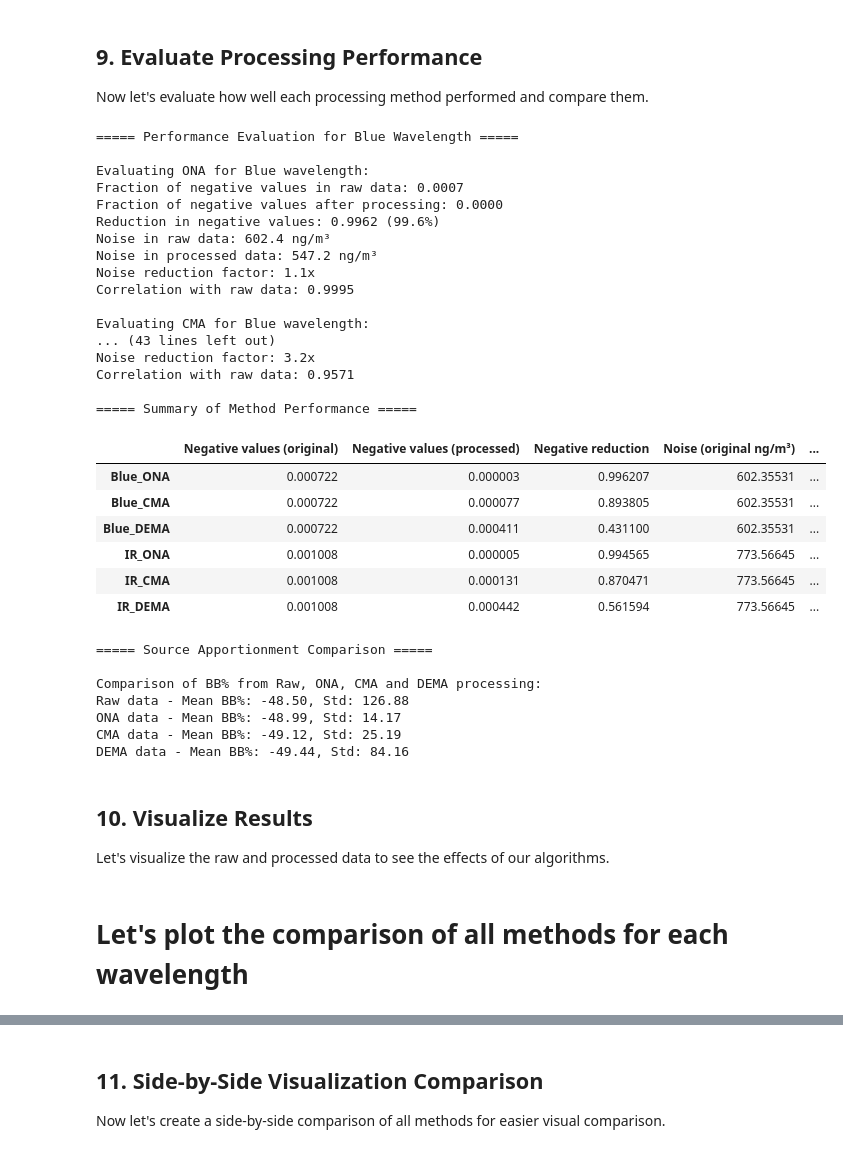
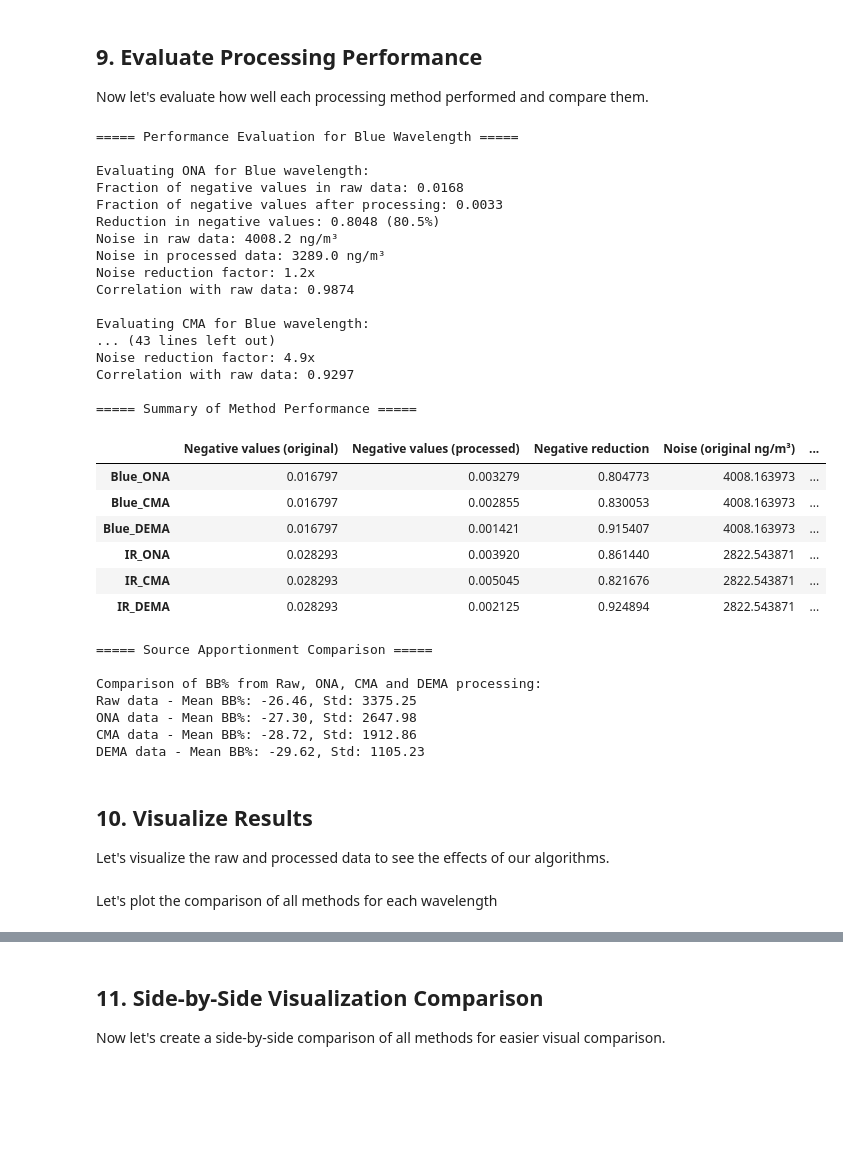
Before and after one commit to ahzs645/aethdata-analysis, a Jupyter notebook: Post Processing/CMA DEMA ONA Comparison.ipynb, the cells around one changed output, grey strips where cells are left out. Drawn from its saved outputs; the diff is of its cells as text; code cells hidden in the pictures; blank space fills up the shorter version.

```diff
--- a/Post Processing/CMA DEMA ONA Comparison.ipynb
+++ b/Post Processing/CMA DEMA ONA Comparison.ipynb
@@ -295,7 +296,7 @@ def apply_dema(data, wavelength='Blue', alpha=None):
     data_smoothed = data.copy()
 
     # Identify the column for BC values based on wavelength
-    bc_col = f"{wavelength} BC1"
+    bc_col = f"{wavelength} BCc"
 
     # Set the smoothing parameter based on timebase if not explicitly provided
     if 'Timebase (s)' in data.columns:
@@ -347,7 +348,7 @@ delta_atn_min = 0.05  # Default value from the Hagler paper
 
 # Process each wavelength with all methods
 for wavelength in wavelengths:
-    bc_col = f"{wavelength} BC1"
+    bc_col = f"{wavelength} BCc"
     atn_col = f"{wavelength} ATN1"
 
     if bc_col in processed_data_raw.columns:
@@ -411,8 +412,8 @@ def calculate_source_apportionment(data, aae_wb=2.0, aae_ff=1.0):
     data_sa = data.copy()
 
     # Get BC values at blue and IR wavelengths (raw data)
-    bc_blue = data_sa['Blue BC1']
-    bc_ir = data_sa['IR BC1']
+    bc_blue = data_sa['Blue BCc']
+    bc_ir = data_sa['IR BCc']
 
     # Calculate absorption coefficients
     # For simplicity, using approximate MACs and Cref values from literature
@@ -508,8 +509,8 @@ if 'Blue_BC_ONA' in processed_data_ona.columns and 'IR_BC_ONA' in processed_data
     print("\nCalculating source apportionment for ONA-processed data...")
     processed_data_ona_sa = processed_data_ona.copy()
     # Use the ONA-processed data for source apportionment
-    processed_data_ona_sa['Blue BC1'] = processed_data_ona['Blue_BC_ONA']
-    processed_data_ona_sa['IR BC1'] = processed_data_ona['IR_BC_ONA']
+    processed_data_ona_sa['Blue BCc'] = processed_data_ona['Blue_BC_ONA']
+    processed_data_ona_sa['IR BCc'] = processed_data_ona['IR_BC_ONA']
     processed_data_ona_sa = calculate_source_apportionment(processed_data_ona_sa)
 else:
     processed_data_ona_sa = processed_data_raw_sa.copy()
@@ -519,16 +520,16 @@ else:
 print("\nCalculating source apportionment for CMA-processed data...")
 processed_data_cma_sa = processed_data_cma.copy()
 # Use the CMA-processed data for source apportionment
-processed_data_cma_sa['Blue BC1'] = processed_data_cma['Blue_BC_CMA']
-processed_data_cma_sa['IR BC1'] = processed_data_cma['IR_BC_CMA']
+processed_data_cma_sa['Blue BCc'] = processed_data_cma['Blue_BC_CMA']
+processed_data_cma_sa['IR BCc'] = processed_data_cma['IR_BC_CMA']
 processed_data_cma_sa = calculate_source_apportionment(processed_data_cma_sa)
 
 # Calculate source apportionment for DEMA-processed data
 print("\nCalculating source apportionment for DEMA-processed data...")
 processed_data_dema_sa = processed_data_dema.copy()
 # Use the DEMA-processed data for source apportionment
-processed_data_dema_sa['Blue BC1'] = processed_data_dema['Blue_BC_DEMA']
-processed_data_dema_sa['IR BC1'] = processed_data_dema['IR_BC_DEMA']
+processed_data_dema_sa['Blue BCc'] = processed_data_dema['Blue_BC_DEMA']
+processed_data_dema_sa['IR BCc'] = processed_data_dema['IR_BC_DEMA']
 processed_data_dema_sa = calculate_source_apportionment(processed_data_dema_sa)
 # %% [output]
 Calculating source apportionment for raw data...
@@ -604,7 +605,7 @@ def evaluate_processing(data_raw, data_processed, raw_col, processed_col):
 summary_metrics = {}
 
 for wavelength in ['Blue', 'IR']:
-    bc_col = f"{wavelength} BC1"
+    bc_col = f"{wavelength} BCc"
     ona_col = f"{wavelength}_BC_ONA"
     cma_col = f"{wavelength}_BC_CMA"
     dema_col = f"{wavelength}_BC_DEMA"
@@ -634,55 +635,55 @@ summary_table.columns = [
     'Noise (original ng/m³)',
     'Noise (processed ng/m³)',
     'Noise reduction factor',
     'Correlation with raw'
 ]
 
 # Display the summary table
 print("\n===== Summary of Method Performance =====")
 display(summary_table)
 
 # Compare Source Apportionment Results
 print("\n===== Source Apportionment Comparison =====")
 print("\nComparison of BB% from Raw, ONA, CMA and DEMA processing:")
 print(f"Raw data - Mean BB%: {processed_data_raw_sa['BB_Percent'].mean():.2f}, Std: {processed_data_raw_sa['BB_Percent'].std():.2f}")
 
 if 'BB_Percent' in processed_data_ona_sa.columns:
     print(f"ONA data - Mean BB%: {processed_data_ona_sa['BB_Percent'].mean():.2f}, Std: {processed_data_ona_sa['BB_Percent'].std():.2f}")
 
 print(f"CMA data - Mean BB%: {processed_data_cma_sa['BB_Percent'].mean():.2f}, Std: {processed_data_cma_sa['BB_Percent'].std():.2f}")
 print(f"DEMA data - Mean BB%: {processed_data_dema_sa['BB_Percent'].mean():.2f}, Std: {processed_data_dema_sa['BB_Percent'].std():.2f}")
 # %% [output]
 ===== Performance Evaluation for Blue Wavelength =====
 
 Evaluating ONA for Blue wavelength:
-Fraction of negative values in raw data: 0.0007
-Fraction of negative values after processing: 0.0000
-Reduction in negative values: 0.9962 (99.6%)
-Noise in raw data: 602.4 ng/m³
-Noise in processed data: 547.2 ng/m³
-Noise reduction factor: 1.1x
-Correlation with raw data: 0.9995
+Fraction of negative values in raw data: 0.0168
+Fraction of negative values after processing: 0.0033
+Reduction in negative values: 0.8048 (80.5%)
+Noise in raw data: 4008.2 ng/m³
+Noise in processed data: 3289.0 ng/m³
+Noise reduction factor: 1.2x
+Correlation with raw data: 0.9874
 
 Evaluating CMA for Blue wavelength:
 ... (43 lines left out)
-Noise reduction factor: 3.2x
-Correlation with raw data: 0.9571
+Noise reduction factor: 4.9x
+Correlation with raw data: 0.9297
 
 ===== Summary of Method Performance =====
 |  | Negative values (original) | Negative values (processed) | Negative reduction | Noise (original ng/m³) | ... |
-| Blue_ONA | 0.000722 | 0.000003 | 0.996207 | 602.35531 | ... |
-| Blue_CMA | 0.000722 | 0.000077 | 0.893805 | 602.35531 | ... |
-| Blue_DEMA | 0.000722 | 0.000411 | 0.431100 | 602.35531 | ... |
-| IR_ONA | 0.001008 | 0.000005 | 0.994565 | 773.56645 | ... |
-| IR_CMA | 0.001008 | 0.000131 | 0.870471 | 773.56645 | ... |
-| IR_DEMA | 0.001008 | 0.000442 | 0.561594 | 773.56645 | ... |
+| Blue_ONA | 0.016797 | 0.003279 | 0.804773 | 4008.163973 | ... |
+| Blue_CMA | 0.016797 | 0.002855 | 0.830053 | 4008.163973 | ... |
+| Blue_DEMA | 0.016797 | 0.001421 | 0.915407 | 4008.163973 | ... |
+| IR_ONA | 0.028293 | 0.003920 | 0.861440 | 2822.543871 | ... |
+| IR_CMA | 0.028293 | 0.005045 | 0.821676 | 2822.543871 | ... |
+| IR_DEMA | 0.028293 | 0.002125 | 0.924894 | 2822.543871 | ... |
 ===== Source Apportionment Comparison =====
 
 Comparison of BB% from Raw, ONA, CMA and DEMA processing:
-Raw data - Mean BB%: -48.50, Std: 126.88
-ONA data - Mean BB%: -48.99, Std: 14.17
-CMA data - Mean BB%: -49.12, Std: 25.19
-DEMA data - Mean BB%: -49.44, Std: 84.16
+Raw data - Mean BB%: -26.46, Std: 3375.25
+ONA data - Mean BB%: -27.30, Std: 2647.98
+CMA data - Mean BB%: -28.72, Std: 1912.86
+DEMA data - Mean BB%: -29.62, Std: 1105.23
 # %% [markdown]
 ## 10. Visualize Results
 
@@ -862,7 +863,7 @@ def plot_source_apportionment_comparison(data_raw, data_ona, data_cma, data_dema
     plt.tight_layout()
     plt.show()
 # %% [markdown]
-# Let's plot the comparison of all methods for each wavelength
+Let's plot the comparison of all methods for each wavelength
 # %%
 # Plot comparison for each wavelength
 for wavelength in ['Blue', 'IR']:
```
Also changed, not shown: parts of 15 cells of this notebook.
